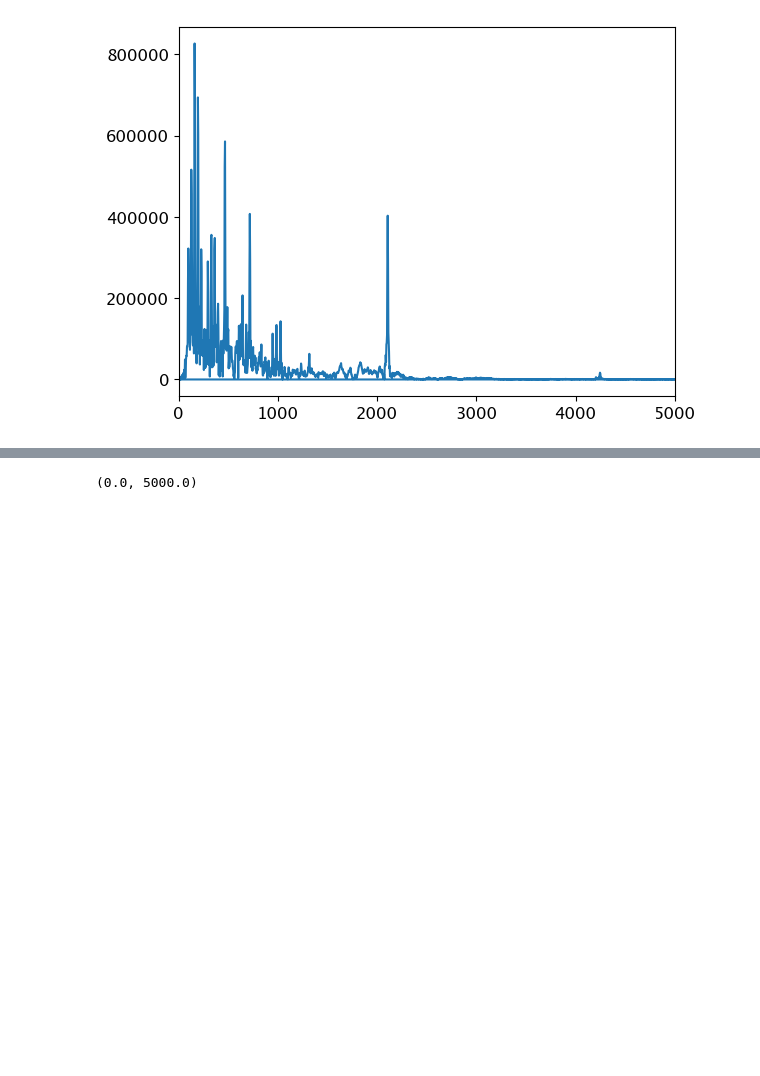
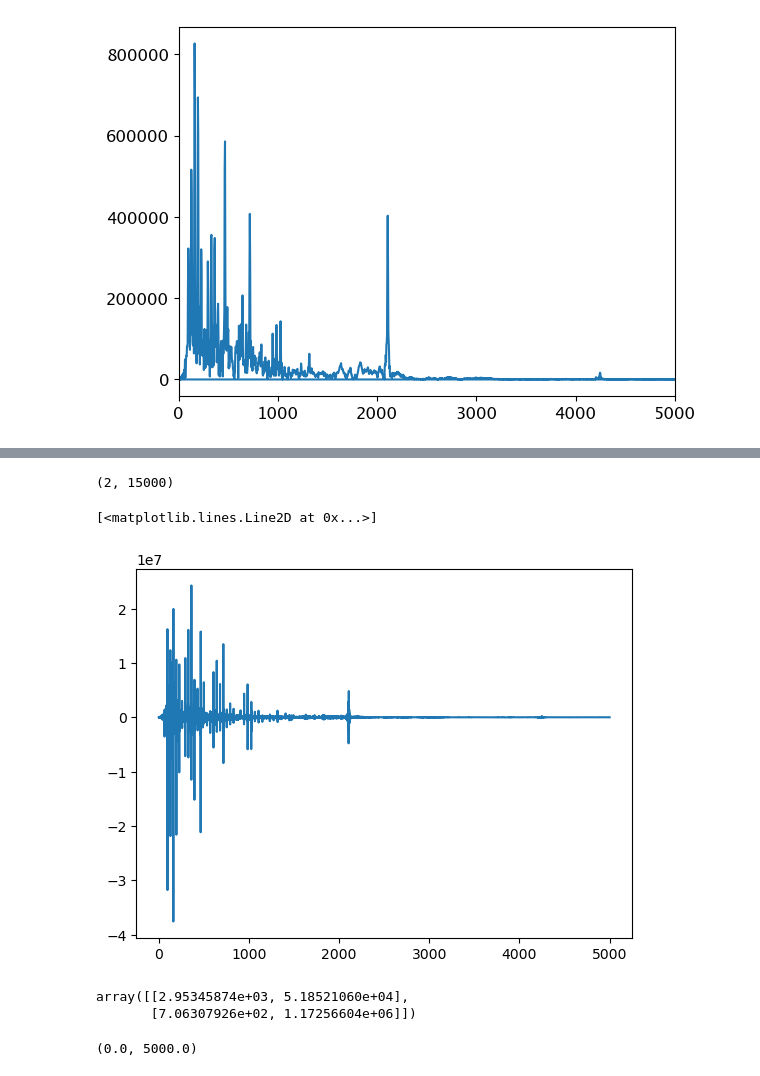
Before and after one commit to VamsiImmanneni/Sound-Separation-Project, a Jupyter notebook: Analysis-Midway.ipynb, the cells around one changed output, grey strips where cells are left out. Saved outputs shown, nothing was run; the diff lists cells and outputs as text; code cells hidden in the pictures; blank space fills up the shorter version.

```diff
--- a/Analysis-Midway.ipynb
+++ b/Analysis-Midway.ipynb
@@ -140,8 +144,33 @@ ImportError: cannot import name 'GMM' from 'sklearn.mixture' (/Users/vamsiimmann
+# %%
+difs = np.load('fft_arr.npy')
+
+x = np.load('x_fft.npy')
+# %%
+d_a = np.mean(difs,axis=0)
+# %%
+l = -1
+r = -1
+for i in range(len(x)):
+    if x[i] > 0 and l == -1:
+        l = i
+    if x[i] > 5000 and r == -1:
+        r = i
+# %%
+arr = np.row_stack((x[l:r],np.abs(d_a[l:r])))
+arr.shape
+# %% [output]
+(2, 15000)
+# %%
+plt.plot(x[l:r],d_a[l:r])
+# %% [output]
+[<matplotlib.lines.Line2D at 0x...>]
+[figure, added]
 # %%
-gm = GaussianMixture(n_components=2, random_state=1).fit(X)
-# gm.means
-#
-# gm.predict([[0, 0], [12, 3]])
+gm = GaussianMixture(n_components=2, random_state=1).fit(arr.T)
+gm.means_
+# %% [output]
+array([[2.95345874e+03, 5.18521060e+04],
+       [7.06307926e+02, 1.17256604e+06]])
 # %%
 stft_arr.shape
 plt.plot(x,np.abs(stft_arr[4]))
```
Also changed, not shown: parts of 1 cell of this notebook.
